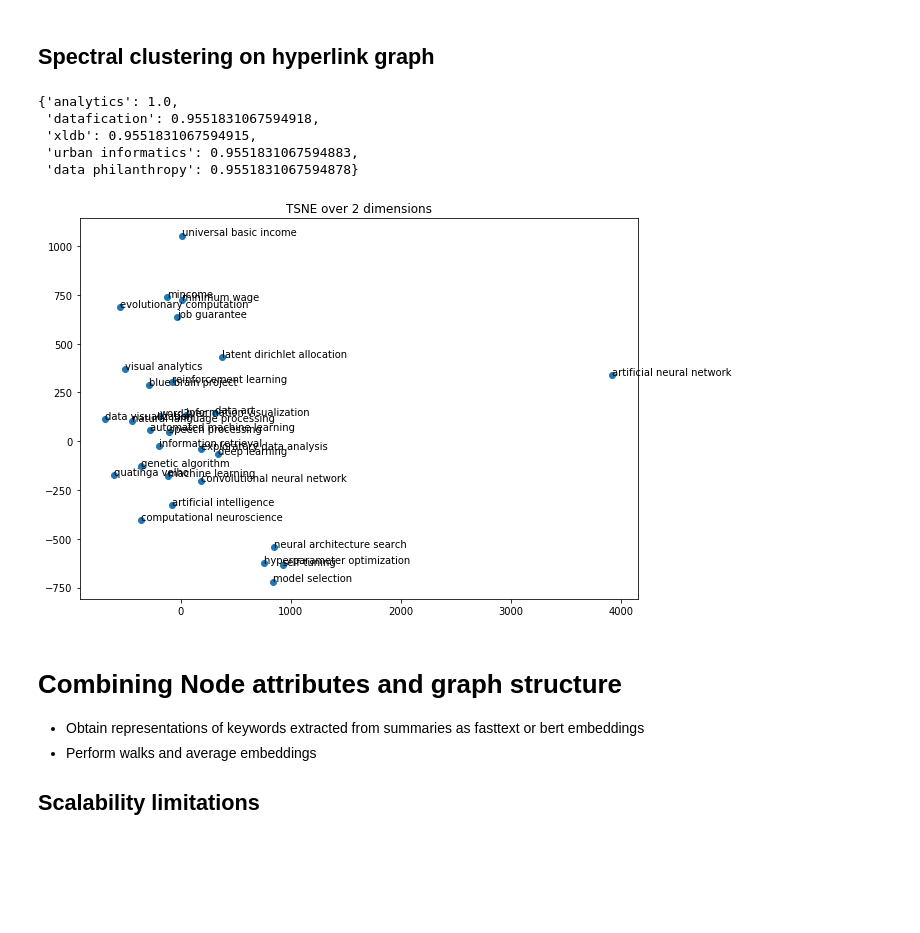
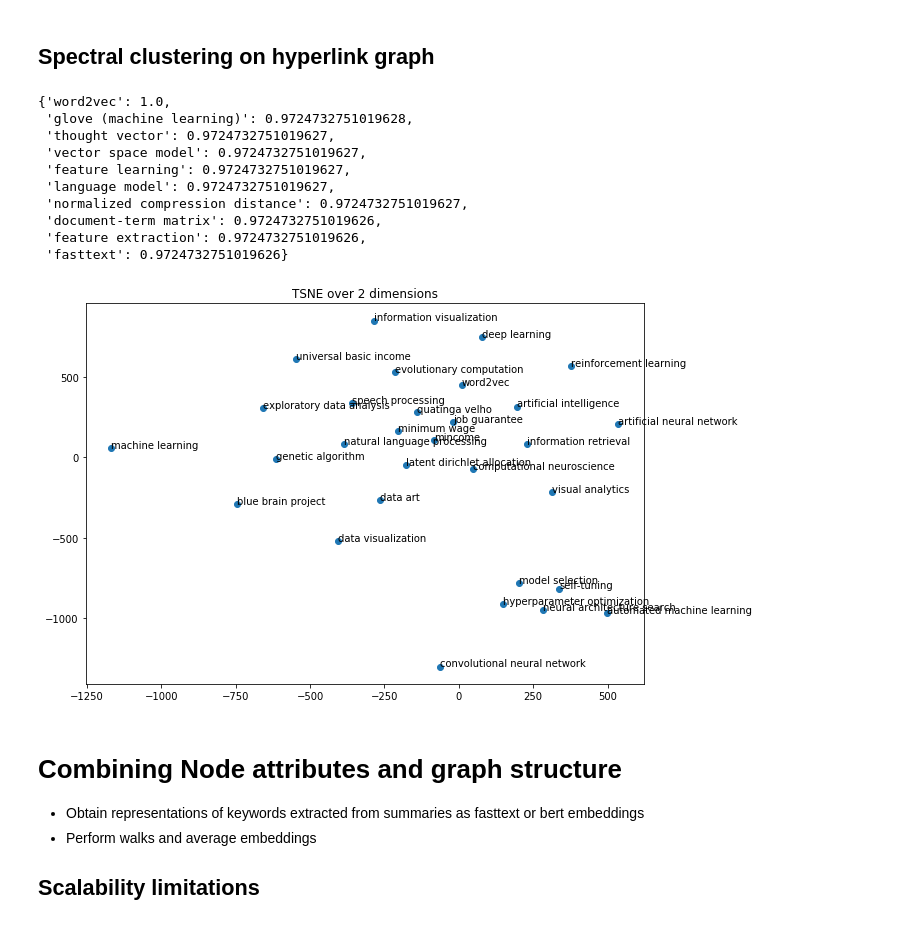
Before and after one commit to FredBaos/Ntds_project_team02, a Jupyter notebook: vince_la_menace_pepito.ipynb, the cells around one changed output. Saved outputs shown, nothing was run; the diff lists cells and outputs as text; code cells hidden in the pictures; blank space fills up the shorter version.

Commit message:
corrected spectral clustering

```diff
--- a/vince_la_menace_pepito.ipynb
+++ b/vince_la_menace_pepito.ipynb
@@ -289,5 +293,6 @@ plot_projection(node_vectors, nodes_to_plot, projection_method=TSNE, perplexity=
 # %% [markdown]
 ## Spectral clustering on hyperlink graph
 # %%
-A = nx.adjacency_matrix(graph)
+ordered_nodes = list(sorted(graph.nodes()))
+A = nx.adjacency_matrix(graph,nodelist=ordered_nodes)
 proj = laplacian_eigenmaps(A,dim=100,sigma=None,epsilon=None,normalize=None,use_similarity=False)
@@ -295,0 +299,6 @@ np.save("spectral.npy",proj)
+# %%
+name2idx_adjacency = {}
+idx = 0
+for node in ordered_nodes:
+    name2idx_adjacency[node] = idx
+    idx += 1
@@ -296,24 +310,29 @@ np.save("spectral.npy",proj)
 # %%
-query_answers_spectral(query_7, proj, df_node, topn=5, return_idx=False)
+query_answers_spectral(query_6, proj, ordered_nodes, df_node, name2idx_adjacency, topn=10, return_idx=False)
 # %% [output]
-{'analytics': 1.0,
- 'datafication': 0.9551831067594918,
- 'xldb': 0.9551831067594915,
- 'urban informatics': 0.9551831067594883,
- 'data philanthropy': 0.9551831067594878}
+{'word2vec': 1.0,
+ 'glove (machine learning)': 0.9724732751019628,
+ 'thought vector': 0.9724732751019627,
+ 'vector space model': 0.9724732751019627,
+ 'feature learning': 0.9724732751019627,
+ 'language model': 0.9724732751019627,
+ 'normalized compression distance': 0.9724732751019627,
+ 'document-term matrix': 0.9724732751019626,
+ 'feature extraction': 0.9724732751019626,
+ 'fasttext': 0.9724732751019626}
 # %%
-def get_vectors_spectral(nodes, proj, df_node):
+def get_vectors_spectral(nodes, proj, name2idx_adjacency):
     vectors = []
     for node in nodes:
-        idx = df_node[df_node.name==node].index.values[0]
+        idx = name2idx_adjacency[node]
         vector = proj[idx]
         vectors.append(vector.tolist()[0])
     return vectors
 # %%
-node_vectors = get_vectors_spectral(nodes_to_plot,proj,df_node)
+node_vectors = get_vectors_spectral(nodes_to_plot,proj,name2idx_adjacency)
 plot_projection(node_vectors, nodes_to_plot, projection_method=TSNE, perplexity=4)
 # %% [output]
-[figure, old version]
+[figure, new version]
 # %% [markdown]
 # Combining Node attributes and graph structure
 
```
Also changed, not shown: parts of 16 cells of this notebook, 8 other files.
